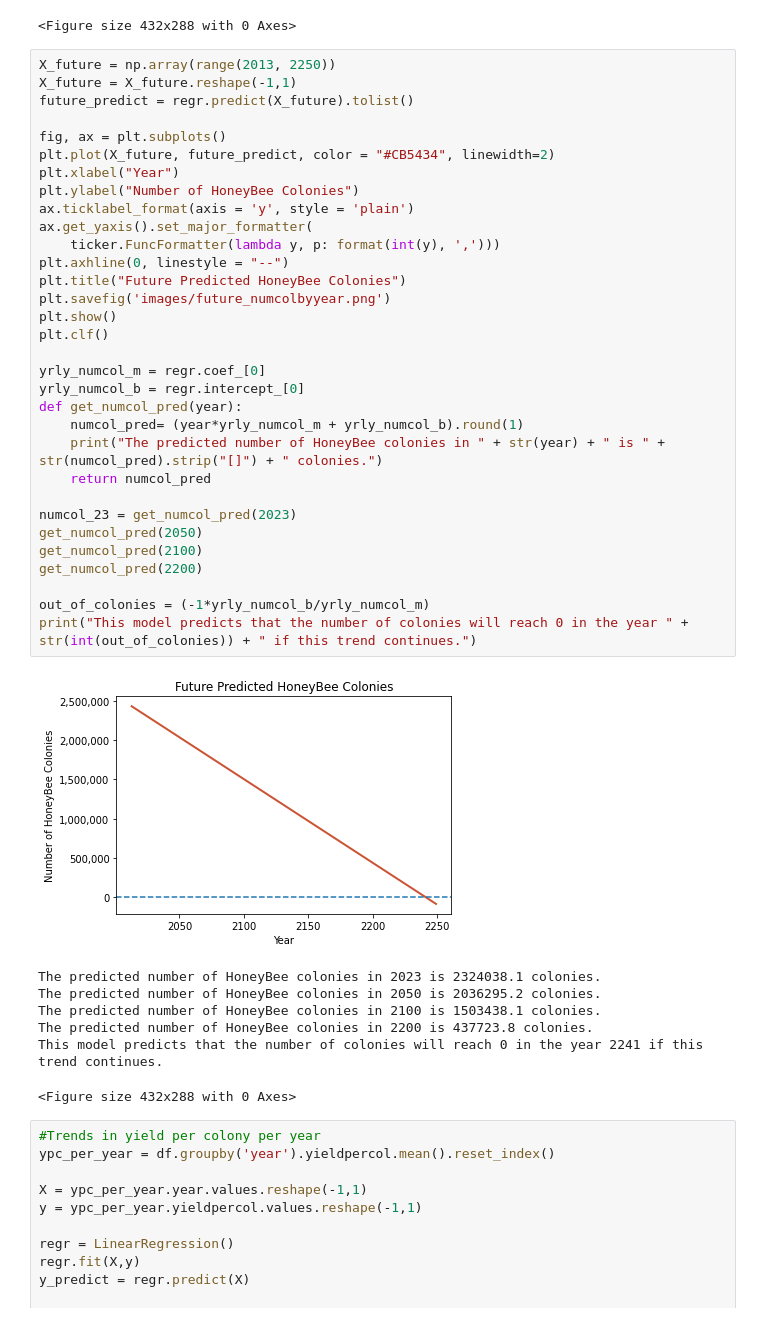
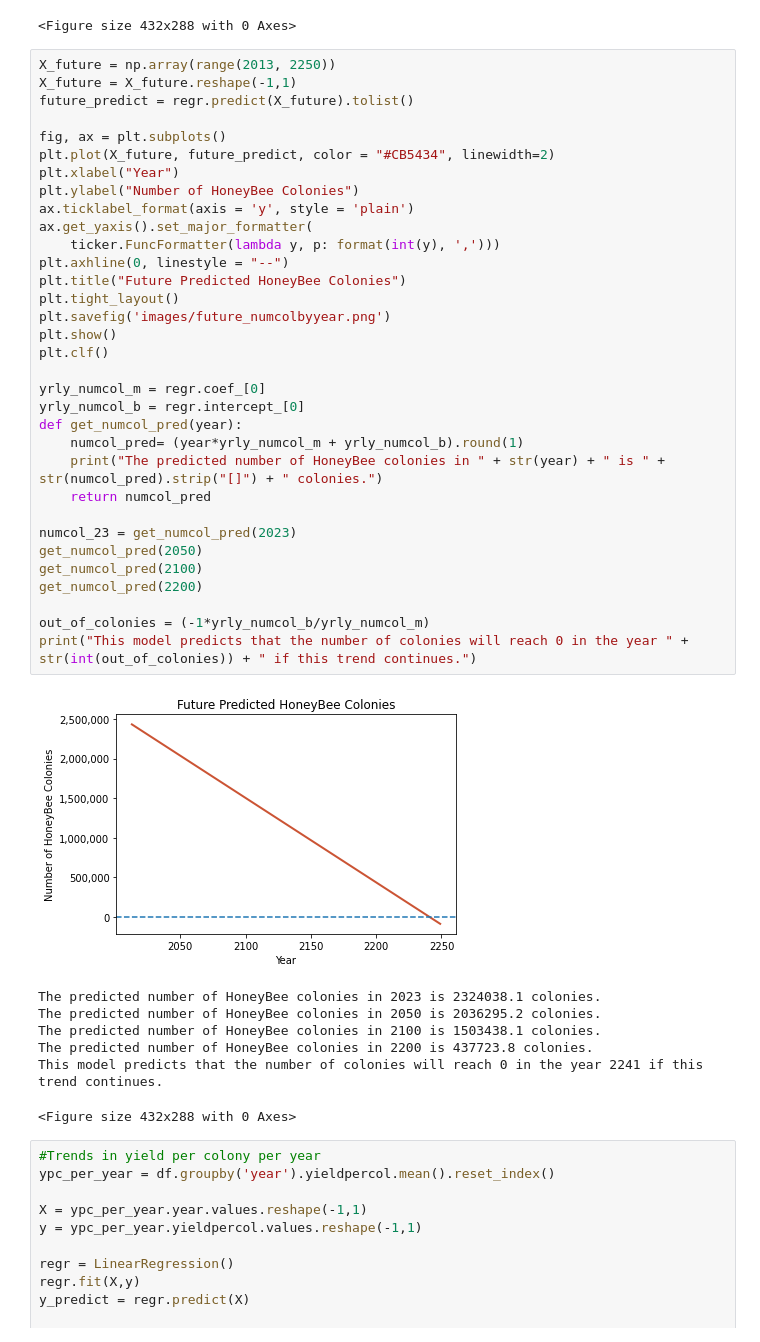
Before and after one commit to TheStarCloud/Projects, a Jupyter notebook: HoneyProduction LinRegr/honeyproduction.ipynb, the cells around one changed output. Drawn from its saved outputs; the diff is of its cells as text.

```diff
--- a/HoneyProduction LinRegr/honeyproduction.ipynb
+++ b/HoneyProduction LinRegr/honeyproduction.ipynb
@@ -169,34 +170,35 @@ X_future = X_future.reshape(-1,1)
 future_predict = regr.predict(X_future).tolist()
 
 fig, ax = plt.subplots()
 plt.plot(X_future, future_predict, color = "#CB5434", linewidth=2)
 plt.xlabel("Year")
 plt.ylabel("Number of HoneyBee Colonies")
 ax.ticklabel_format(axis = 'y', style = 'plain')
 ax.get_yaxis().set_major_formatter(
     ticker.FuncFormatter(lambda y, p: format(int(y), ',')))
 plt.axhline(0, linestyle = "--")
 plt.title("Future Predicted HoneyBee Colonies")
+plt.tight_layout()
 plt.savefig('images/future_numcolbyyear.png')
 plt.show()
 plt.clf()
 
 yrly_numcol_m = regr.coef_[0]
 yrly_numcol_b = regr.intercept_[0]
 def get_numcol_pred(year):
     numcol_pred= (year*yrly_numcol_m + yrly_numcol_b).round(1)
     print("The predicted number of HoneyBee colonies in " + str(year) + " is " + str(numcol_pred).strip("[]") + " colonies.")
     return numcol_pred
 
 numcol_23 = get_numcol_pred(2023)
 get_numcol_pred(2050)
 get_numcol_pred(2100)
 get_numcol_pred(2200)
 
 out_of_colonies = (-1*yrly_numcol_b/yrly_numcol_m)
 print("This model predicts that the number of colonies will reach 0 in the year " + str(int(out_of_colonies)) + " if this trend continues.")
 # %% [output]
-[figure, old version]
+[figure, new version]
 The predicted number of HoneyBee colonies in 2023 is 2324038.1 colonies.
 The predicted number of HoneyBee colonies in 2050 is 2036295.2 colonies.
 The predicted number of HoneyBee colonies in 2100 is 1503438.1 colonies.
```
Also changed, not shown: parts of 4 cells of this notebook, 8 other files.
